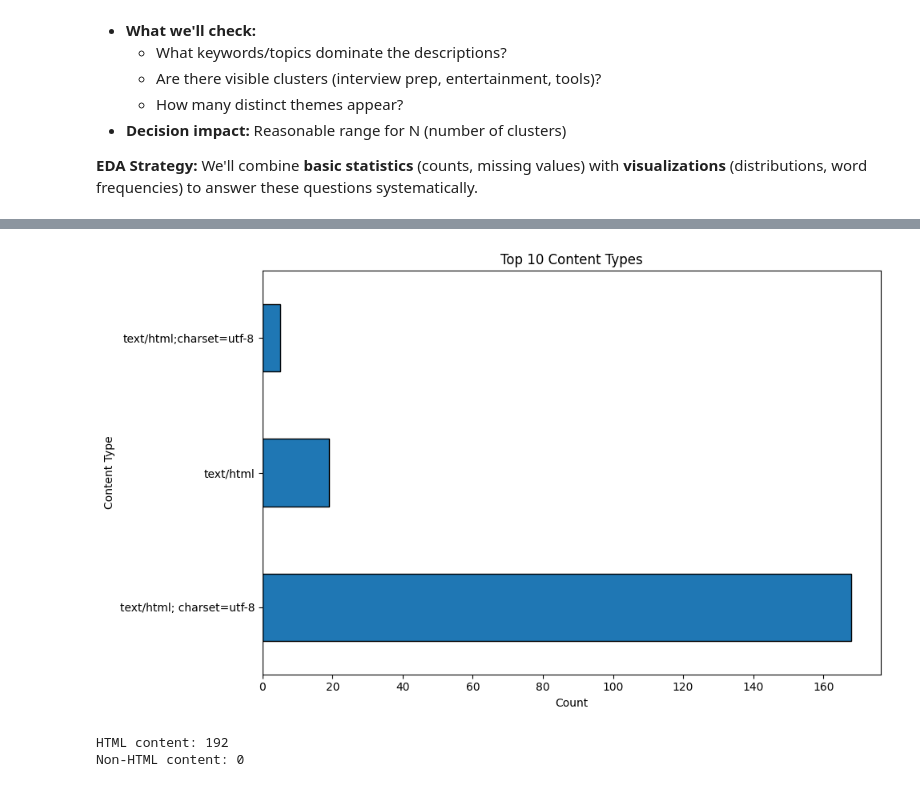
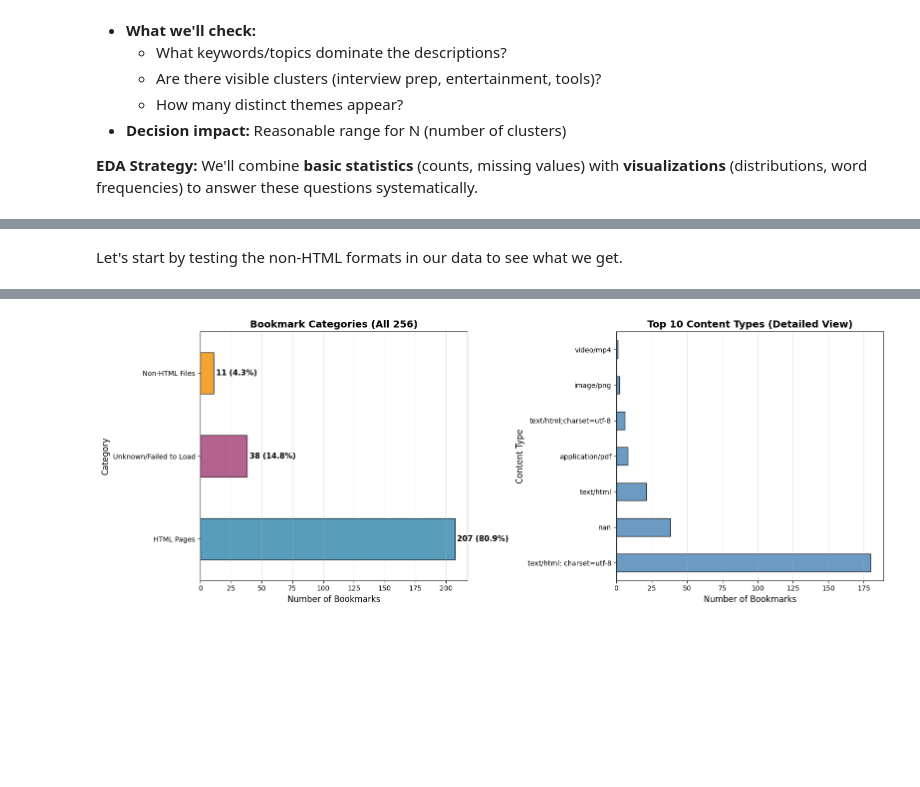
Before and after one commit to dganesh05/tydier, a Jupyter notebook: clustering-notebook.ipynb, the cells around one changed output, grey strips where cells are left out. Cells and saved outputs as stored; diff of their text form; code cells hidden in the pictures; blank space fills up the shorter version.

```diff
--- a/clustering-notebook.ipynb
+++ b/clustering-notebook.ipynb
@@ -257,15 +264,69 @@ These stats tell us the data CAN support clustering (62% high-quality descriptio
+# %% [markdown]
+Let's start by testing the non-HTML formats in our data to see what we get.
 # %%
-# Filter out non-HTML
-content_types = df_clean['content_type'].value_counts()
+# Create explicit categories
+def categorize_content(row):
+    """Categorize bookmarks into three explicit groups"""
+    if pd.isna(row['content_type']):
+        return 'Unknown/Failed to Load'
+    elif 'html' in str(row['content_type']).lower():
+        return 'HTML Pages'
+    else:
+        return 'Non-HTML Files'
 
-plt.figure(figsize=(10, 6))
-content_types.head(10).plot(kind='barh', edgecolor='black')
-plt.xlabel('Count')
-plt.ylabel('Content Type')
-plt.title('Top 10 Content Types')
+df['content_category'] = df.apply(categorize_content, axis=1)
+
+# Count by category
+category_counts = df['content_category'].value_counts()
+print(f"\nBookmark categories:")
+for category, count in category_counts.items():
+    print(f"   {category}: {count} ({100*count/len(df):.1f}%)")
+
+# Detailed breakdown within each category
+print(f"\nDetailed breakdown:")
+
+print(f"\nHTML Pages ({(df['content_category'] == 'HTML Pages').sum()} bookmarks):")
+html_types = df[df['content_category'] == 'HTML Pages']['content_type'].value_counts()
+for ctype, count in html_types.items():
+    print(f"      {ctype}: {count}")
+
+print(f"\nNon-HTML Files ({(df['content_category'] == 'Non-HTML Files').sum()} bookmarks):")
+nonhtml_types = df[df['content_category'] == 'Non-HTML Files']['content_type'].value_counts()
+for ctype, count in nonhtml_types.items():
+    print(f"      {ctype}: {count}")
+
+print(f"\nUnknown/Failed ({(df['content_category'] == 'Unknown/Failed to Load').sum()} bookmarks):")
+print(f"      NaN content_type: {df[df['content_category'] == 'Unknown/Failed to Load']['content_type'].isna().sum()}")
+
+# Visualize
+fig, axes = plt.subplots(1, 2, figsize=(16, 6))
+
+# Left: High-level categories
+ax1 = axes[0]
+category_counts.plot(kind='barh', ax=ax1, color=['#2E86AB', '#A23B72', '#F18F01'],
+                     edgecolor='black', alpha=0.8)
+ax1.set_xlabel('Number of Bookmarks', fontsize=12)
+ax1.set_ylabel('Category', fontsize=12)
+ax1.set_title('Bookmark Categories (All 256)', fontsize=14, fontweight='bold')
+ax1.grid(axis='x', alpha=0.3)
+
+# Add count labels
+for i, (category, count) in enumerate(category_counts.items()):
+    ax1.text(count + 2, i, f'{count} ({100*count/len(df):.1f}%)',
+             va='center', fontsize=11, fontweight='bold')
+
+# Right: Detailed content types
+ax2 = axes[1]
+# Get top 10 content types (including NaN as separate category)
+content_detail = df['content_type'].value_counts(dropna=False).head(10)
+content_detail = content_detail.rename(index={float('nan'): 'Unknown/Failed to Load (NaN)'})
+
+content_detail.plot(kind='barh', ax=ax2, color='steelblue', edgecolor='black', alpha=0.8)
+ax2.set_xlabel('Number of Bookmarks', fontsize=12)
+ax2.set_ylabel('Content Type', fontsize=12)
+ax2.set_title('Top 10 Content Types (Detailed View)', fontsize=14, fontweight='bold')
+ax2.grid(axis='x', alpha=0.3)
+
 plt.tight_layout()
 plt.show()
-
-print(f"HTML content: {(df_clean['content_type'].str.contains('html', case=False, na=False)).sum()}")
-print(f"Non-HTML content: {(~df_clean['content_type'].str.contains('html', case=False, na=False)).sum()}")
 # %% [output]
@@ -272,3 +352 @@ print(f"Non-HTML content: {(~df_clean['content_type'].str.contains('html', case=
-[figure, old version]
+[figure, new version]
-HTML content: 192
-Non-HTML content: 0
```
Also changed, not shown: parts of 56 cells of this notebook, 2 other files.
